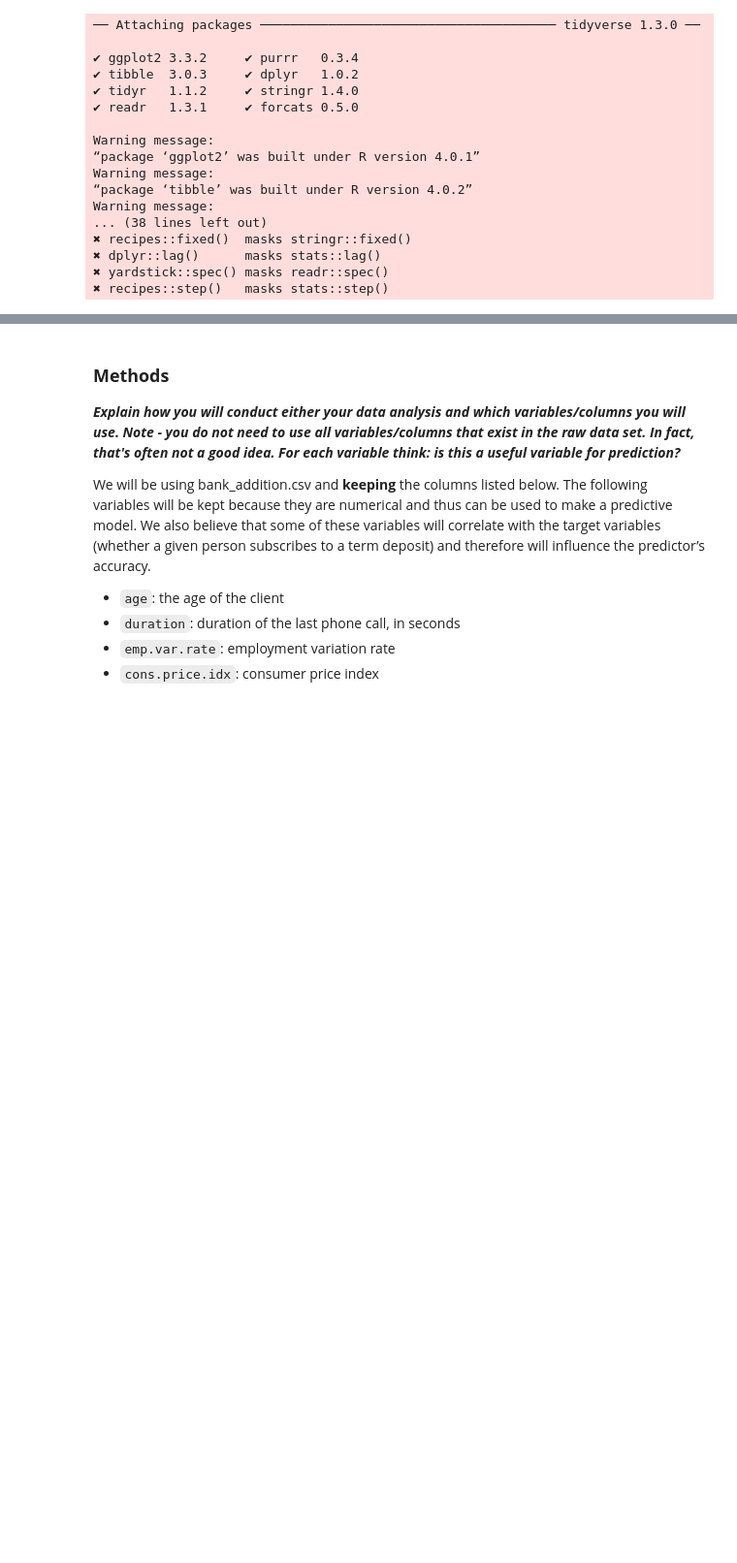
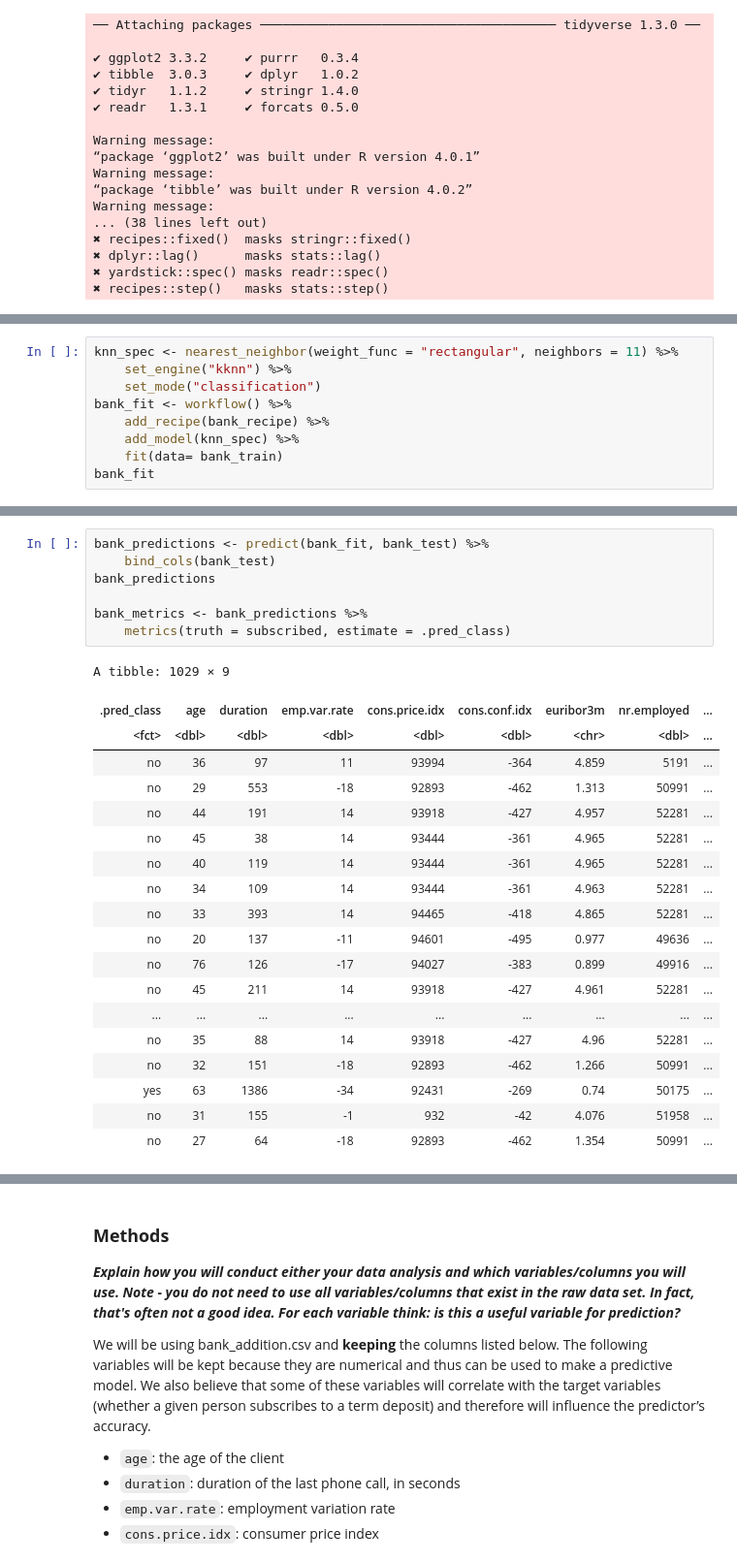
Before and after one commit to darrylmaa/dsci_100_group_project, a Jupyter notebook: project_report.ipynb, the cells around one changed output, grey strips where cells are left out. Shown at 97% size. Cells and saved outputs as stored; diff of their text form; blank space fills up the shorter version.

```diff
--- a/project_report.ipynb
+++ b/project_report.ipynb
@@ -178,0 +165,9 @@ ERROR: Error in UseMethod("predict"): no applicable method for 'predict' applied
+# %%
+knn_spec <- nearest_neighbor(weight_func = "rectangular", neighbors = 11) %>%
+    set_engine("kknn") %>%
+    set_mode("classification")
+bank_fit <- workflow() %>%
+    add_recipe(bank_recipe) %>%
+    add_model(knn_spec) %>%
+    fit(data= bank_train)
+bank_fit
@@ -179,2 +194,29 @@ ERROR: Error in UseMethod("predict"): no applicable method for 'predict' applied
+# %%
+bank_predictions <- predict(bank_fit, bank_test) %>%
+    bind_cols(bank_test)
+bank_predictions
+
+bank_metrics <- bank_predictions %>%
+    metrics(truth = subscribed, estimate = .pred_class)
+# %% [output]
+A tibble: 1029 × 9
+| .pred_class | age | duration | emp.var.rate | cons.price.idx | cons.conf.idx | euribor3m | nr.employed | ... |
+| <fct> | <dbl> | <dbl> | <dbl> | <dbl> | <dbl> | <chr> | <dbl> | ... |
+| no | 36 | 97 | 11 | 93994 | -364 | 4.859 | 5191 | ... |
+| no | 29 | 553 | -18 | 92893 | -462 | 1.313 | 50991 | ... |
+| no | 44 | 191 | 14 | 93918 | -427 | 4.957 | 52281 | ... |
+| no | 45 | 38 | 14 | 93444 | -361 | 4.965 | 52281 | ... |
+| no | 40 | 119 | 14 | 93444 | -361 | 4.965 | 52281 | ... |
+| no | 34 | 109 | 14 | 93444 | -361 | 4.963 | 52281 | ... |
+| no | 33 | 393 | 14 | 94465 | -418 | 4.865 | 52281 | ... |
+| no | 20 | 137 | -11 | 94601 | -495 | 0.977 | 49636 | ... |
+| no | 76 | 126 | -17 | 94027 | -383 | 0.899 | 49916 | ... |
+| no | 45 | 211 | 14 | 93918 | -427 | 4.961 | 52281 | ... |
+| ... | ... | ... | ... | ... | ... | ... | ... | ... |
+| no | 35 | 88 | 14 | 93918 | -427 | 4.96 | 52281 | ... |
+| no | 32 | 151 | -18 | 92893 | -462 | 1.266 | 50991 | ... |
+| yes | 63 | 1386 | -34 | 92431 | -269 | 0.74 | 50175 | ... |
+| no | 31 | 155 | -1 | 932 | -42 | 4.076 | 51958 | ... |
+| no | 27 | 64 | -18 | 92893 | -462 | 1.354 | 50991 | ... |
 # %%
 group_by(bank_train, subscribed) %>% summarize(count=n())
```
Also changed, not shown: parts of 10 cells of this notebook.
